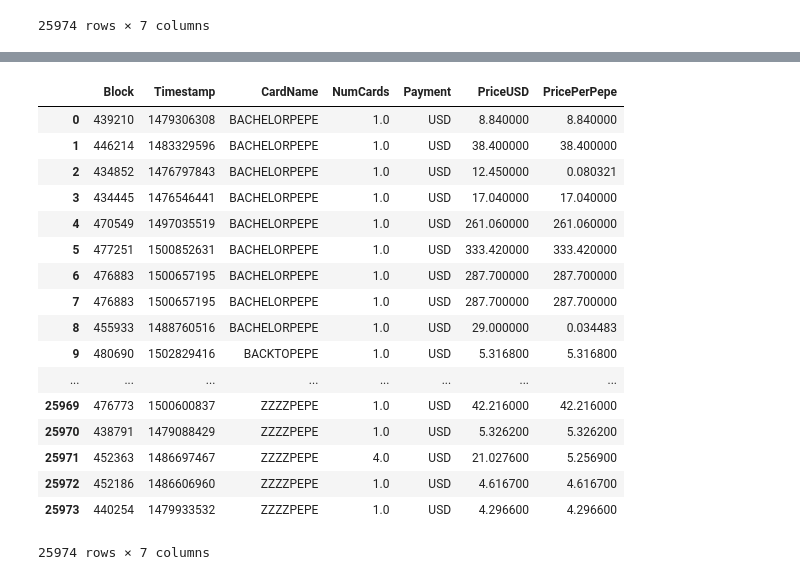
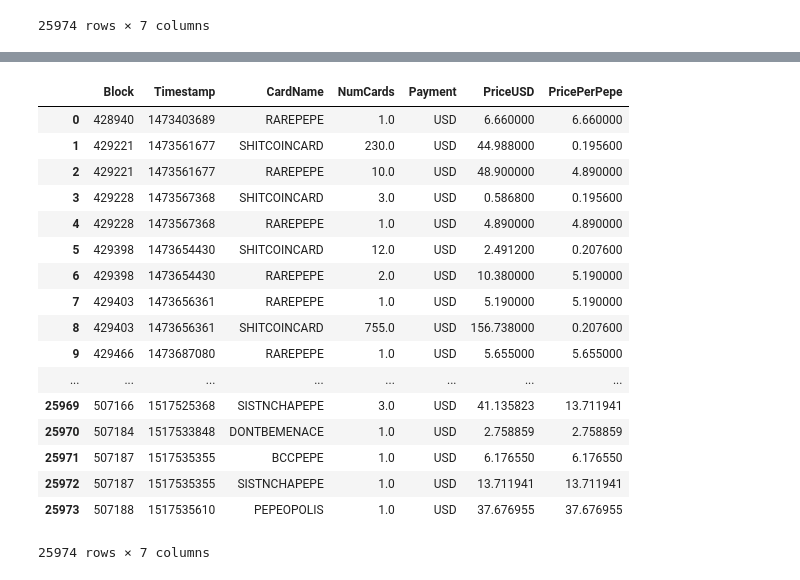
Before and after one commit to CameronLofy/rarepepes, a Jupyter notebook: rarepepes.ipynb, the cells around one changed output, grey strips where cells are left out. Cells and saved outputs as stored; diff of their text form; code cells hidden in the pictures.

```diff
--- a/rarepepes.ipynb
+++ b/rarepepes.ipynb
@@ -358,27 +207,33 @@ df_om_merge5.drop(df_om_merge5.columns[df_om_merge5.columns.str.contains('unname
-# %%
-df_om_merge5.rename(columns= {'ForwardAsset': 'CardName',
-                               'ForwardQuantity': 'NumCards',
-                               'BackwardAsset': 'Payment',
-                               'BackwardQuantity': 'PriceUSD'}, inplace=True)
-df_om_merge5 = df_om_merge5.reindex(columns=['Block', 'Timestamp', 'CardName', 'NumCards', 'Payment',
-                                            'PriceUSD', 'PricePerPepe'])
-df_om_merge5
-# %% [output]
-|  | Block | Timestamp | CardName | NumCards | Payment | PriceUSD | PricePerPepe |
-| 0 | 439210 | 1479306308 | BACHELORPEPE | 1.0 | USD | 8.840000 | 8.840000 |
-| 1 | 446214 | 1483329596 | BACHELORPEPE | 1.0 | USD | 38.400000 | 38.400000 |
-| 2 | 434852 | 1476797843 | BACHELORPEPE | 1.0 | USD | 12.450000 | 0.080321 |
-| 3 | 434445 | 1476546441 | BACHELORPEPE | 1.0 | USD | 17.040000 | 17.040000 |
-| 4 | 470549 | 1497035519 | BACHELORPEPE | 1.0 | USD | 261.060000 | 261.060000 |
-| 5 | 477251 | 1500852631 | BACHELORPEPE | 1.0 | USD | 333.420000 | 333.420000 |
-| 6 | 476883 | 1500657195 | BACHELORPEPE | 1.0 | USD | 287.700000 | 287.700000 |
-| 7 | 476883 | 1500657195 | BACHELORPEPE | 1.0 | USD | 287.700000 | 287.700000 |
-| 8 | 455933 | 1488760516 | BACHELORPEPE | 1.0 | USD | 29.000000 | 0.034483 |
-| 9 | 480690 | 1502829416 | BACKTOPEPE | 1.0 | USD | 5.316800 | 5.316800 |
-| ... | ... | ... | ... | ... | ... | ... | ... |
-| 25969 | 476773 | 1500600837 | ZZZZPEPE | 1.0 | USD | 42.216000 | 42.216000 |
-| 25970 | 438791 | 1479088429 | ZZZZPEPE | 1.0 | USD | 5.326200 | 5.326200 |
-| 25971 | 452363 | 1486697467 | ZZZZPEPE | 4.0 | USD | 21.027600 | 5.256900 |
-| 25972 | 452186 | 1486606960 | ZZZZPEPE | 1.0 | USD | 4.616700 | 4.616700 |
-| 25973 | 440254 | 1479933532 | ZZZZPEPE | 1.0 | USD | 4.296600 | 4.296600 |
-25974 rows × 7 columns
+# %%
+#df_om_merge2.to_csv(r'C:\Users\Zachary Nguyen\Desktop\188 Project\rarepepes\PPP.csv')
+df_om_merge4 = pd.read_csv('PPP.csv')
+df_om_merge4.drop(df_om_merge4.columns[df_om_merge4.columns.str.contains('unnamed',case = False)],axis = 1, inplace = True)
+df_om_merge4.rename(columns= {'ForwardAsset': 'CardName',
+                               'ForwardQuantity': 'NumCards',
+                               'BackwardAsset': 'Payment',
+                               'BackwardQuantity': 'PriceUSD'}, inplace=True)
+df_om_merge4 = df_om_merge4.reindex(columns=['Block', 'Timestamp', 'CardName', 'NumCards', 'Payment',
+                                            'PriceUSD', 'PricePerPepe'])
+df_om_merge4
+#df_om_merge4.to_csv(r'C:\Users\Zachary Nguyen\Desktop\188 Project\rarepepes\Cleanup.csv')
+
+#change column names
+# %% [output]
+|  | Block | Timestamp | CardName | NumCards | Payment | PriceUSD | PricePerPepe |
+| 0 | 428940 | 1473403689 | RAREPEPE | 1.0 | USD | 6.660000 | 6.660000 |
+| 1 | 429221 | 1473561677 | SHITCOINCARD | 230.0 | USD | 44.988000 | 0.195600 |
+| 2 | 429221 | 1473561677 | RAREPEPE | 10.0 | USD | 48.900000 | 4.890000 |
+| 3 | 429228 | 1473567368 | SHITCOINCARD | 3.0 | USD | 0.586800 | 0.195600 |
+| 4 | 429228 | 1473567368 | RAREPEPE | 1.0 | USD | 4.890000 | 4.890000 |
+| 5 | 429398 | 1473654430 | SHITCOINCARD | 12.0 | USD | 2.491200 | 0.207600 |
+| 6 | 429398 | 1473654430 | RAREPEPE | 2.0 | USD | 10.380000 | 5.190000 |
+| 7 | 429403 | 1473656361 | RAREPEPE | 1.0 | USD | 5.190000 | 5.190000 |
+| 8 | 429403 | 1473656361 | SHITCOINCARD | 755.0 | USD | 156.738000 | 0.207600 |
+| 9 | 429466 | 1473687080 | RAREPEPE | 1.0 | USD | 5.655000 | 5.655000 |
+| ... | ... | ... | ... | ... | ... | ... | ... |
+| 25969 | 507166 | 1517525368 | SISTNCHAPEPE | 3.0 | USD | 41.135823 | 13.711941 |
+| 25970 | 507184 | 1517533848 | DONTBEMENACE | 1.0 | USD | 2.758859 | 2.758859 |
+| 25971 | 507187 | 1517535355 | BCCPEPE | 1.0 | USD | 6.176550 | 6.176550 |
+| 25972 | 507187 | 1517535355 | SISTNCHAPEPE | 1.0 | USD | 13.711941 | 13.711941 |
+| 25973 | 507188 | 1517535610 | PEPEOPOLIS | 1.0 | USD | 37.676955 | 37.676955 |
+25974 rows × 7 columns
```
Also changed, not shown: parts of 24 cells of this notebook, 8 other files.
